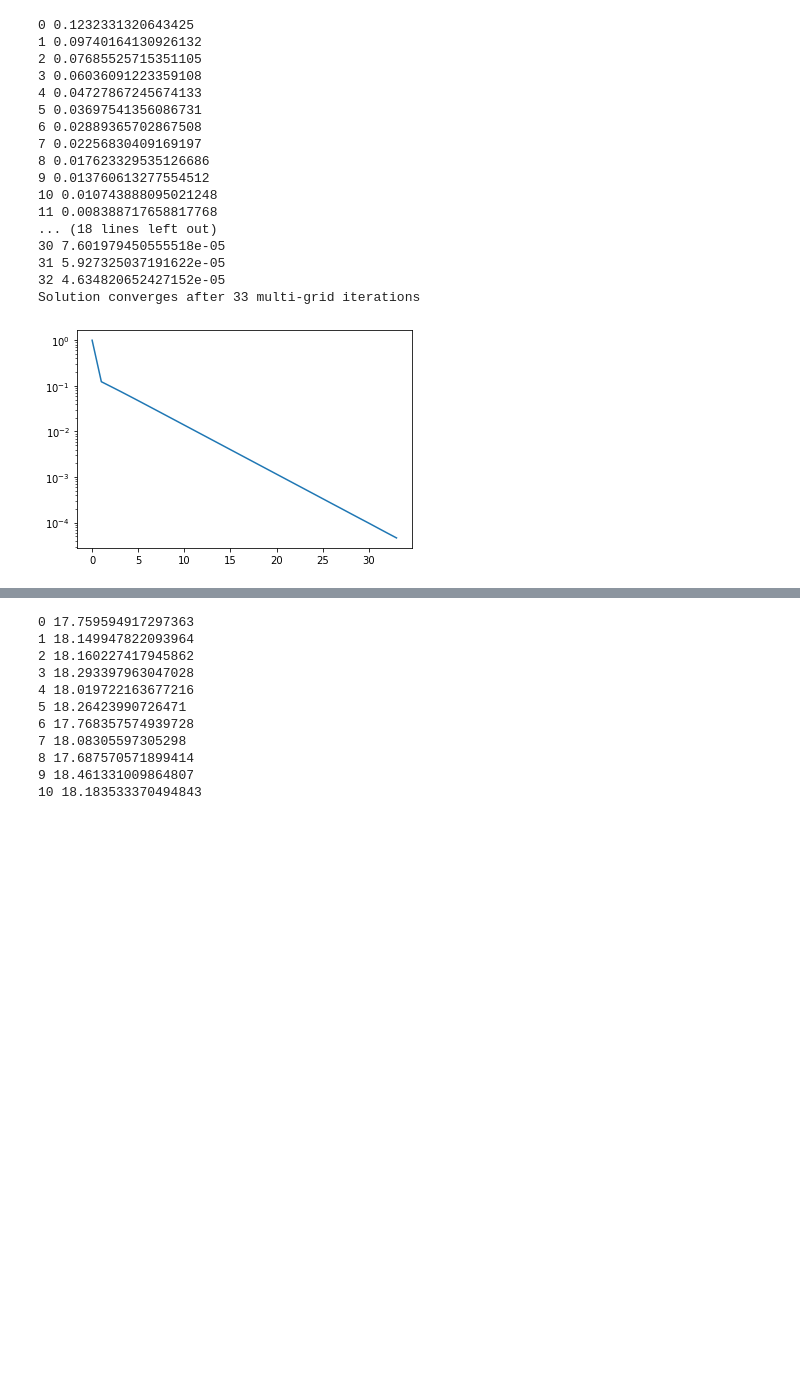
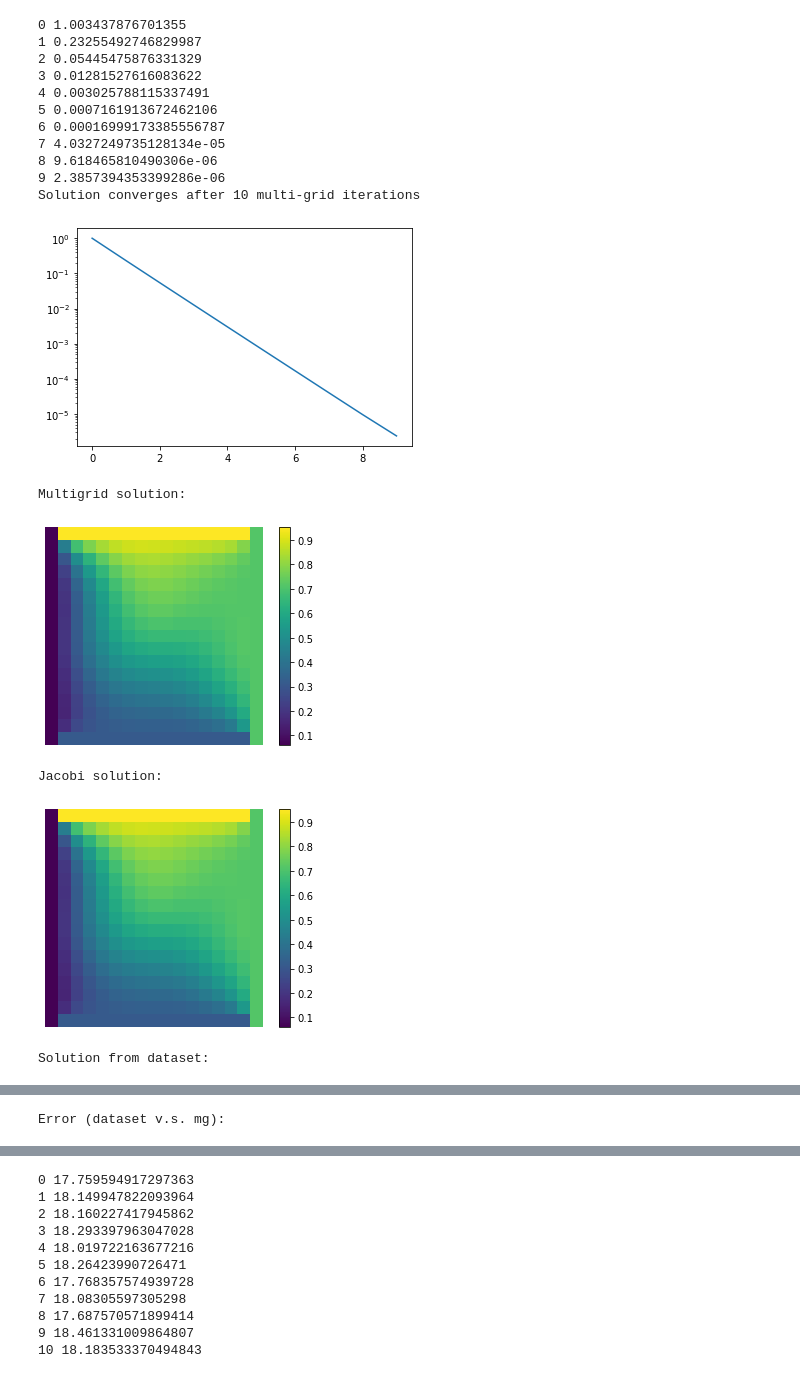
Before and after one commit to longfish/Multigrid-FEANet, a Jupyter notebook: MM-FEANet-learnP.ipynb, the cells around one changed output, grey strips where cells are left out. Cells and saved outputs as stored; diff of their text form; code cells hidden in the pictures; blank space fills up the shorter version.

Commit message:
implemented Jacobi solving strategy for different BCs

```diff
--- a/MM-FEANet-learnP.ipynb
+++ b/MM-FEANet-learnP.ipynb
@@ -39,7 +39,6 @@ class SingleGrid():
         self.n = n
         self.omega = 2/3.
         self.plate = Geometry(nnode_edge = n+1)
-        # self.plate.set_square_bc(bc) set the boundary values
         self.grid = MeshSquare(size, nnode_edge=n+1)
         self.v = torch.zeros((1, 1, n+1, n+1), requires_grad=False, dtype=torch.float32)
         self.f = torch.zeros((1, 1, n+1, n+1), requires_grad=False, dtype=torch.float32)
@@ -48,6 +47,10 @@ class SingleGrid():
 
     def IsCoarsest(self):
         return self.n == 2
+
+    def ResetBoundary(self, bc_values):
+        self.plate.set_square_bc(bc_values)
+        self.jac = JacobiBlock(self.Knet, self.grid, self.omega, self.plate.geometry_idx, self.plate.boundary_value)
 
     def InstantiateFEANet(self):
         self.Knet = KNet(self.grid) # Initialize the stiffness network, given mesh
@@ -111,5 +72,3 @@ plot.plot_field(u.detach())
 # %%
 training_set = IsoPoissonDataSet('Data/IsoPoisson/poisson2d_17x17.h5')
 train_dataloader = DataLoader(training_set, batch_size=32, shuffle=True)
-# %%
-u, f, bc_value, bc_index = next(iter(train_dataloader))
@@ -126,0 +75,8 @@ plot.plot_field(bc_index[k,0])
+# %%
+u_train, f_train, bc_value_train, bc_index_train = next(iter(train_dataloader))
+
+k=22
+plot.plot_field(u_train[k,0])
+plot.plot_field(bc_value_train[k,0])
+plot.plot_field(f_train[k,0])
+plot.plot_field(bc_index_train[k,0])
@@ -259,48 +277,62 @@ n = 2**4
 model = MultiGrid(n, linear_tensor_P)
 rhs = next(iter(train_dataloader))
 # %%
-EPS = 5e-5
+EPS = 5e-6
 n_multigrid = 0
-u = torch.zeros((1, 1, n+1, n+1), requires_grad=False, dtype=torch.float32)
-res_arr = [1]
+res_arr = []
 res = 1
-model(rhs[1].unsqueeze(0))
+u_mg = torch.zeros((1, 1, n+1, n+1), requires_grad=False, dtype=torch.float32)
+f_mg = f_train[k,0].reshape((1,1,n+1,n+1))
+bc_mg = bc_value_train[k,0]
+model(f_mg, bc_mg, 1)
 err_occured = False
 while (abs(res) > EPS):
-    u = model.iterate(u, model.f)
-    residual = model.f-model.grids[0].Knet(u)
+    u_mg = model.iterate(u_mg, model.f)
+    residual = model.f-model.grids[0].Knet(u_mg)
     res_old = res
     res = torch.sqrt(torch.sum(residual[:, :, 1:-1, 1:-1] ** 2)).item()
     res_arr.append(res)
     print(n_multigrid, res)
     n_multigrid += 1
 
     if(res == torch.inf or math.isnan(res)):
         err_occured = True
         break
 
 if(err_occured):
     print("The iteration doesn't converge!")
 else:
     print("Solution converges after", n_multigrid, "multi-grid iterations ")
 plt.plot(res_arr)
 plt.yscale('log')
+plt.show()
+
+print("Multigrid solution:")
+plot.plot_field(u_mg.detach())
+
+print("Jacobi solution:")
+plot.plot_field(u_test.detach())
+
+print("Solution from dataset:")
+plot.plot_field(u_train[k,0])
+
+print("Error (dataset v.s. mg):")
+plot.plot_field(u_train[k,0]-u_mg.detach().reshape((1,1,n+1,n+1)))
 # %% [output]
-0 0.1232331320643425
-1 0.09740164130926132
-2 0.07685525715351105
-3 0.06036091223359108
-4 0.04727867245674133
-5 0.03697541356086731
-6 0.02889365702867508
-7 0.02256830409169197
-8 0.017623329535126686
-9 0.013760613277554512
-10 0.010743888095021248
-11 0.008388717658817768
-... (18 lines left out)
-30 7.601979450555518e-05
-31 5.927325037191622e-05
-32 4.634820652427152e-05
-Solution converges after 33 multi-grid iterations
+0 1.003437876701355
+1 0.23255492746829987
+2 0.05445475876331329
+3 0.01281527616083622
+4 0.003025788115337491
+5 0.0007161913672462106
+6 0.00016999173385556787
+7 4.0327249735128134e-05
+8 9.618465810490306e-06
+9 2.3857394353399286e-06
+Solution converges after 10 multi-grid iterations
-[figure, old version]
+[figure, new version]
+Multigrid solution:
+[figure, added]
+Jacobi solution:
+[figure, added]
+Solution from dataset:
@@ -306,0 +340 @@ Solution converges after 33 multi-grid iterations
+Error (dataset v.s. mg):
```
Also changed, not shown: parts of 11 cells of this notebook, 2 other files.
